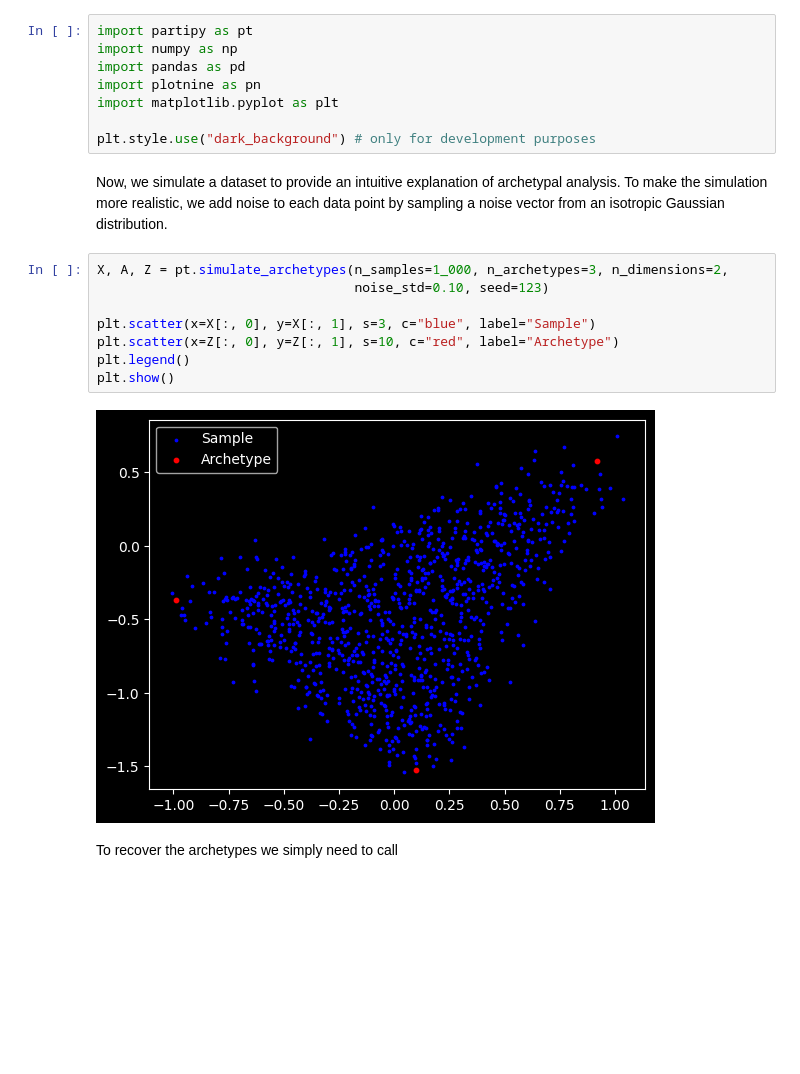
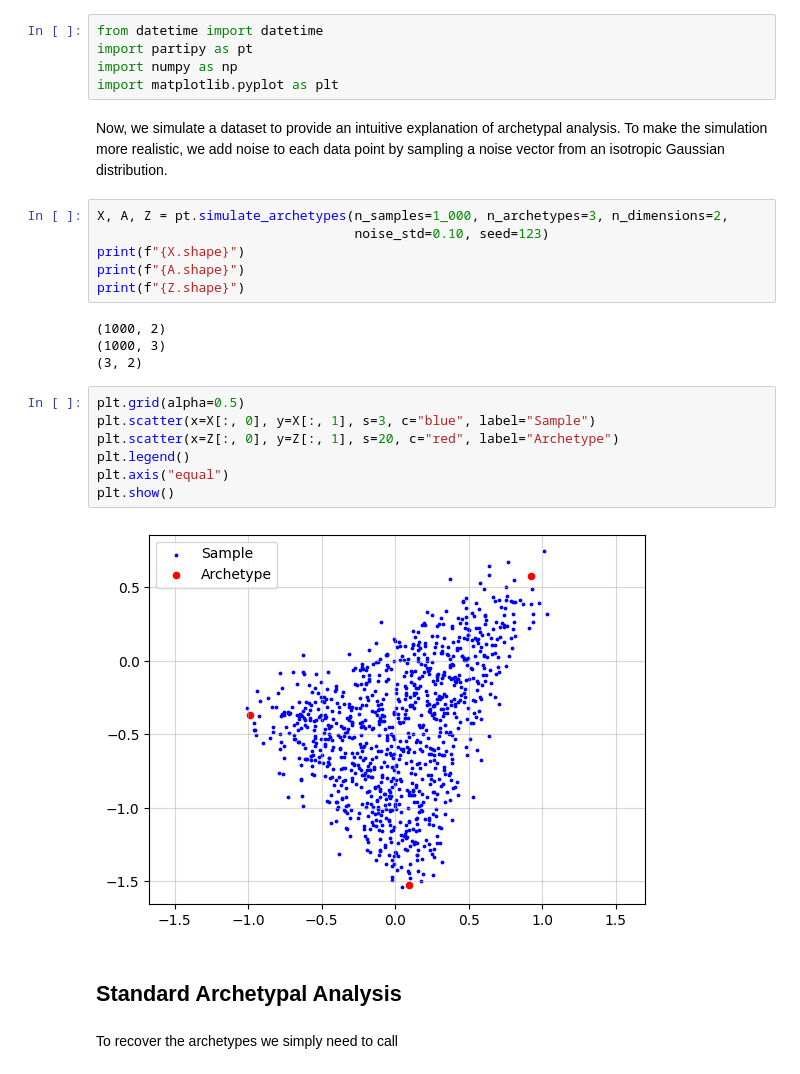
Before and after one commit to saezlab/ParTIpy, a Jupyter notebook: docs/notebooks/archetypal_analysis.ipynb, the cells around one changed output. Saved outputs shown, nothing was run; the diff lists cells and outputs as text; blank space fills up the shorter version.

```diff
--- a/docs/notebooks/archetypal_analysis.ipynb
+++ b/docs/notebooks/archetypal_analysis.ipynb
@@ -11,25 +11,33 @@ In this vignette, we present
 # %% [markdown]
 First, we will import some package that we need throughout this vignette.
 # %%
+from datetime import datetime
 import partipy as pt
 import numpy as np
-import pandas as pd
-import plotnine as pn
 import matplotlib.pyplot as plt
-
-plt.style.use("dark_background") # only for development purposes
 # %% [markdown]
 Now, we simulate a dataset to provide an intuitive explanation of archetypal analysis. To make the simulation more realistic, we add noise to each data point by sampling a noise vector from an isotropic Gaussian distribution.
+# %%
+X, A, Z = pt.simulate_archetypes(n_samples=1_000, n_archetypes=3, n_dimensions=2,
+                                 noise_std=0.10, seed=123)
+print(f"{X.shape}")
+print(f"{A.shape}")
+print(f"{Z.shape}")
+# %% [output]
+(1000, 2)
+(1000, 3)
+(3, 2)
 # %%
-X, A, Z = pt.simulate_archetypes(n_samples=1_000, n_archetypes=3, n_dimensions=2,
-                                 noise_std=0.10, seed=123)
-
+plt.grid(alpha=0.5)
 plt.scatter(x=X[:, 0], y=X[:, 1], s=3, c="blue", label="Sample")
-plt.scatter(x=Z[:, 0], y=Z[:, 1], s=10, c="red", label="Archetype")
+plt.scatter(x=Z[:, 0], y=Z[:, 1], s=20, c="red", label="Archetype")
 plt.legend()
+plt.axis("equal")
 plt.show()
 # %% [output]
-[figure, old version]
+[figure, new version]
+# %% [markdown]
+## Standard Archetypal Analysis
 # %% [markdown]
 To recover the archetypes we simply need to call
 # %%
```
Also changed, not shown: parts of 18 cells of this notebook, 2 other files.
